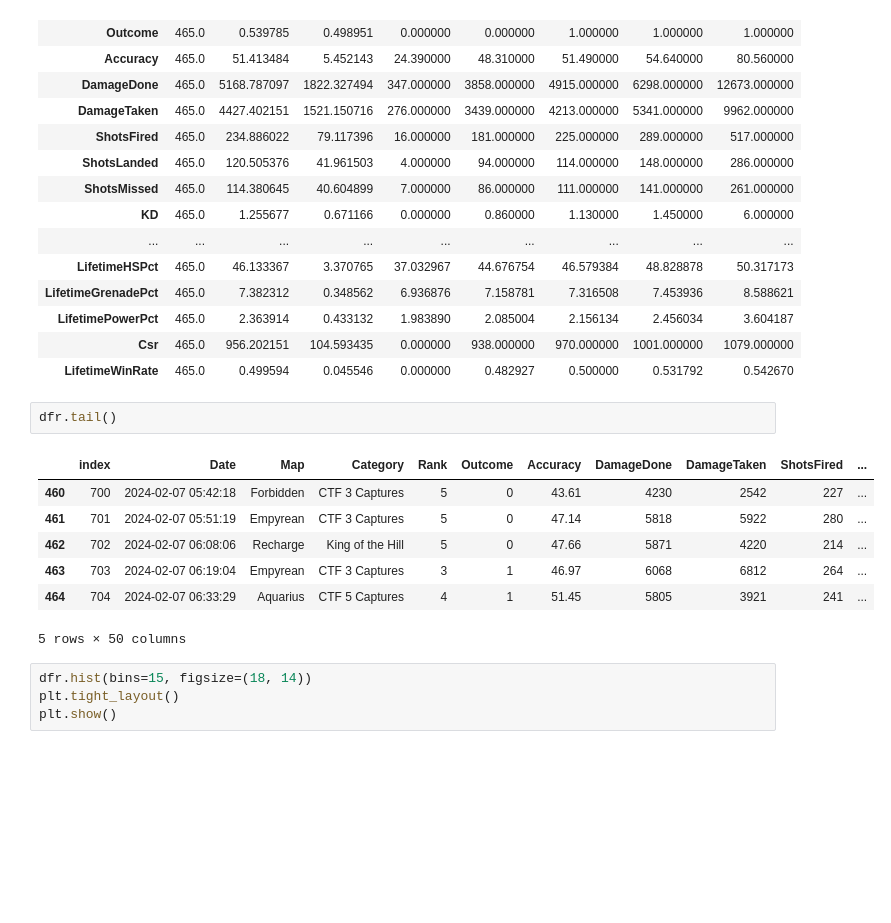
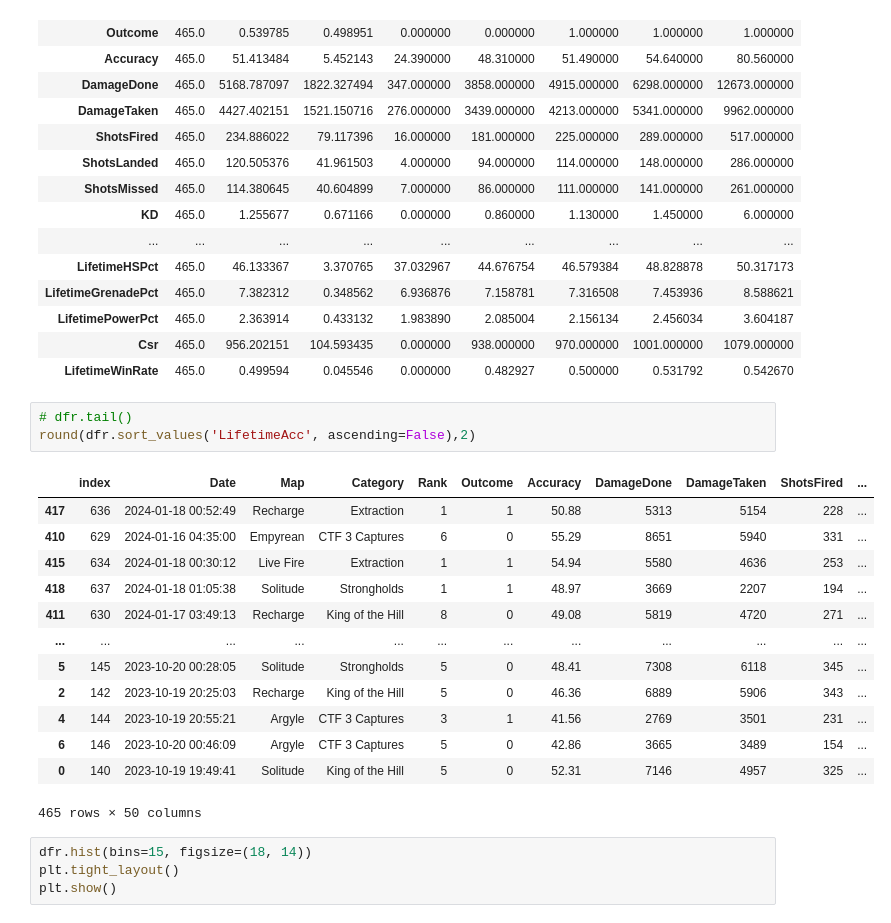
Before and after one commit to palmerac/Halo, a Jupyter notebook: halo.ipynb, the cells around one changed output. Saved outputs shown, nothing was run; the diff lists cells and outputs as text; blank space fills up the shorter version.

```diff
--- a/halo.ipynb
+++ b/halo.ipynb
@@ -112,16 +112,23 @@ dfr.describe().transpose()
 | LifetimePowerPct | 465.0 | 2.363914 | 0.433132 | 1.983890 | 2.085004 | 2.156134 | 2.456034 | 3.604187 |
 | Csr | 465.0 | 956.202151 | 104.593435 | 0.000000 | 938.000000 | 970.000000 | 1001.000000 | 1079.000000 |
 | LifetimeWinRate | 465.0 | 0.499594 | 0.045546 | 0.000000 | 0.482927 | 0.500000 | 0.531792 | 0.542670 |
-# %%
-dfr.tail()
-# %% [output]
-|  | index | Date | Map | Category | Rank | Outcome | Accuracy | DamageDone | DamageTaken | ShotsFired | ... |
-| 460 | 700 | 2024-02-07 05:42:18 | Forbidden | CTF 3 Captures | 5 | 0 | 43.61 | 4230 | 2542 | 227 | ... |
-| 461 | 701 | 2024-02-07 05:51:19 | Empyrean | CTF 3 Captures | 5 | 0 | 47.14 | 5818 | 5922 | 280 | ... |
-| 462 | 702 | 2024-02-07 06:08:06 | Recharge | King of the Hill | 5 | 0 | 47.66 | 5871 | 4220 | 214 | ... |
-| 463 | 703 | 2024-02-07 06:19:04 | Empyrean | CTF 3 Captures | 3 | 1 | 46.97 | 6068 | 6812 | 264 | ... |
-| 464 | 704 | 2024-02-07 06:33:29 | Aquarius | CTF 5 Captures | 4 | 1 | 51.45 | 5805 | 3921 | 241 | ... |
-5 rows × 50 columns
+# %%
+# dfr.tail()
+round(dfr.sort_values('LifetimeAcc', ascending=False),2)
+# %% [output]
+|  | index | Date | Map | Category | Rank | Outcome | Accuracy | DamageDone | DamageTaken | ShotsFired | ... |
+| 417 | 636 | 2024-01-18 00:52:49 | Recharge | Extraction | 1 | 1 | 50.88 | 5313 | 5154 | 228 | ... |
+| 410 | 629 | 2024-01-16 04:35:00 | Empyrean | CTF 3 Captures | 6 | 0 | 55.29 | 8651 | 5940 | 331 | ... |
+| 415 | 634 | 2024-01-18 00:30:12 | Live Fire | Extraction | 1 | 1 | 54.94 | 5580 | 4636 | 253 | ... |
+| 418 | 637 | 2024-01-18 01:05:38 | Solitude | Strongholds | 1 | 1 | 48.97 | 3669 | 2207 | 194 | ... |
+| 411 | 630 | 2024-01-17 03:49:13 | Recharge | King of the Hill | 8 | 0 | 49.08 | 5819 | 4720 | 271 | ... |
+| ... | ... | ... | ... | ... | ... | ... | ... | ... | ... | ... | ... |
+| 5 | 145 | 2023-10-20 00:28:05 | Solitude | Strongholds | 5 | 0 | 48.41 | 7308 | 6118 | 345 | ... |
+| 2 | 142 | 2023-10-19 20:25:03 | Recharge | King of the Hill | 5 | 0 | 46.36 | 6889 | 5906 | 343 | ... |
+| 4 | 144 | 2023-10-19 20:55:21 | Argyle | CTF 3 Captures | 3 | 1 | 41.56 | 2769 | 3501 | 231 | ... |
+| 6 | 146 | 2023-10-20 00:46:09 | Argyle | CTF 3 Captures | 5 | 0 | 42.86 | 3665 | 3489 | 154 | ... |
+| 0 | 140 | 2023-10-19 19:49:41 | Solitude | King of the Hill | 5 | 0 | 52.31 | 7146 | 4957 | 325 | ... |
+465 rows × 50 columns
 # %%
 dfr.hist(bins=15, figsize=(18, 14))
 plt.tight_layout()
```
Also changed, not shown: parts of 2 cells of this notebook, 13 other files.
